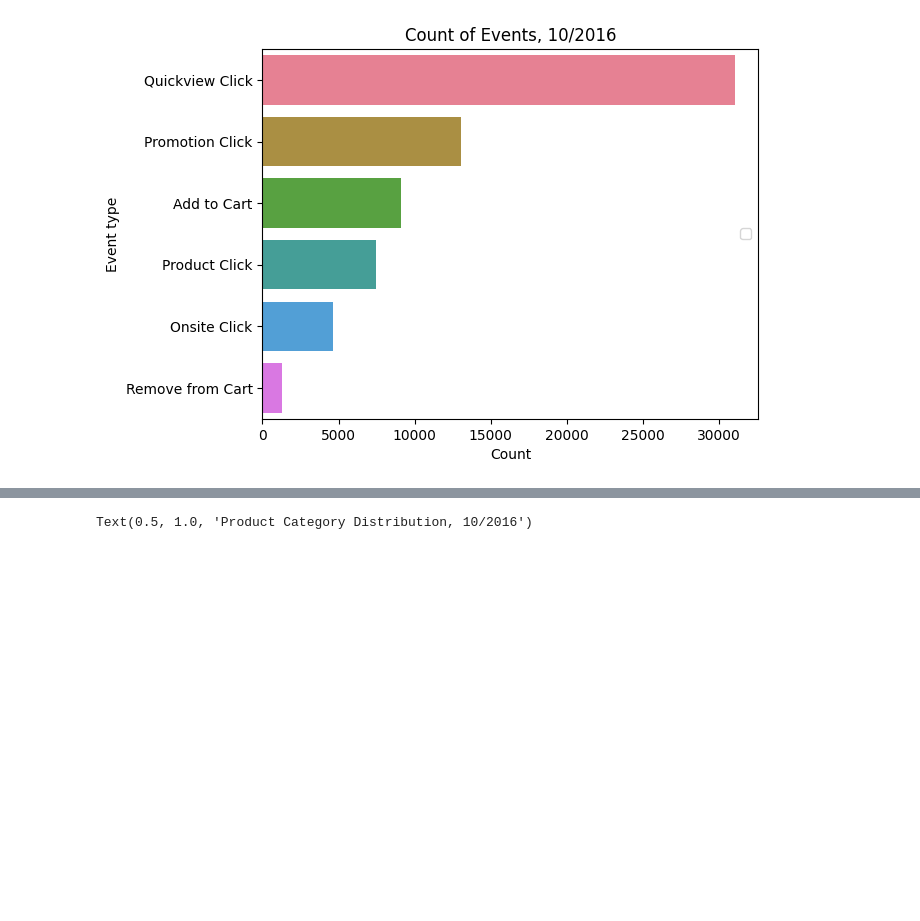
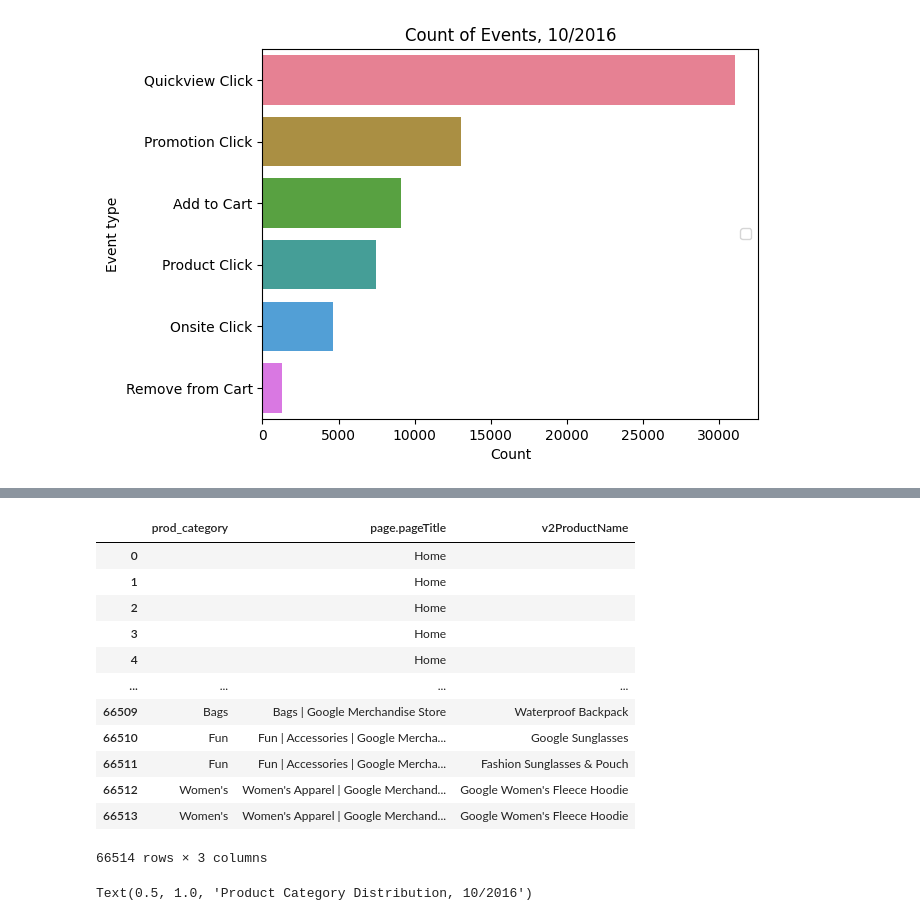
Before and after one commit to York-Solutions-B2E/jenny-huang-aml-capstone, a Jupyter notebook: eda.ipynb, the cells around one changed output, grey strips where cells are left out. Saved outputs shown, nothing was run; the diff lists cells and outputs as text; code cells hidden in the pictures; blank space fills up the shorter version.

```diff
--- a/eda.ipynb
+++ b/eda.ipynb
@@ -82,0 +96,16 @@ X['prod_category'] = pd.Series((s.split('/')[-2] if len(s.split('/')) >=2 else s
+# %%
+X[['prod_category', 'page.pageTitle', 'v2ProductName']]
+# %% [output]
+|  | prod_category | page.pageTitle | v2ProductName |
+| 0 |  | Home |  |
+| 1 |  | Home |  |
+| 2 |  | Home |  |
+| 3 |  | Home |  |
+| 4 |  | Home |  |
+| ... | ... | ... | ... |
+| 66509 | Bags | Bags | Google Merchandise Store | Waterproof Backpack |
+| 66510 | Fun | Fun | Accessories | Google Mercha... | Google Sunglasses |
+| 66511 | Fun | Fun | Accessories | Google Mercha... | Fashion Sunglasses & Pouch |
+| 66512 | Women's | Women's Apparel | Google Merchand... | Google Women's Fleece Hoodie |
+| 66513 | Women's | Women's Apparel | Google Merchand... | Google Women's Fleece Hoodie |
+66514 rows × 3 columns
```
Also changed, not shown: parts of 11 cells of this notebook.
